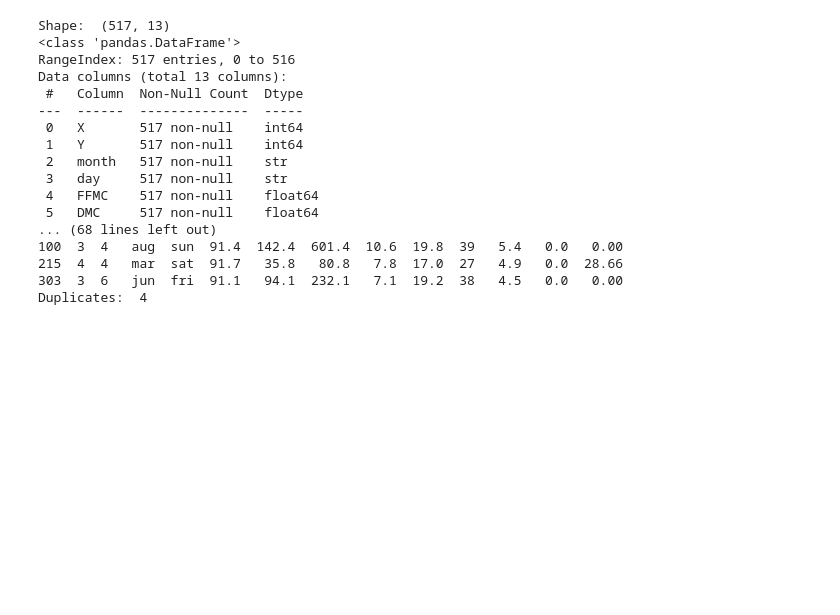
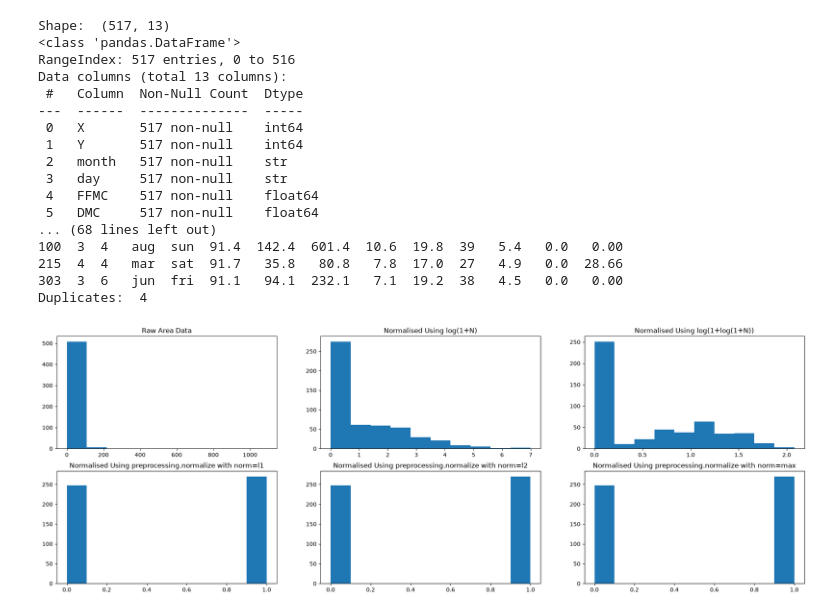
Before and after one commit to Jakub-Chabowski/Machine-Learning-Portfolio, a Jupyter notebook: Notebooks/Analysis.ipynb, the cells around one changed output. Drawn from its saved outputs; the diff is of its cells as text; code cells hidden in the pictures; blank space fills up the shorter version.

```diff
--- a/Notebooks/Analysis.ipynb
+++ b/Notebooks/Analysis.ipynb
@@ -27,3 +27,21 @@ Data columns (total 13 columns):
 215  4  4   mar  sat  91.7   35.8   80.8   7.8  17.0  27   4.9   0.0  28.66
 303  3  6   jun  fri  91.1   94.1  232.1   7.1  19.2  38   4.5   0.0   0.00
 Duplicates:  4
+# %%
+from sklearn import preprocessing
+# Trying some normalisation for area
+plt.figure(figsize=(24,8))
+
+plt.subplot(231, title = "Raw Area Data").hist(df["area"])
+
+plt.subplot(232, title = "Normalised Using log(1+N)").hist(np.log1p(df["area"]))
+
+plt.subplot(233, title = "Normalised Using log(1+log(1+N))").hist(np.log1p(np.log1p(df["area"])))
+
+plt.subplot(234, title = "Normalised Using preprocessing.normalize with norm=l1").hist(preprocessing.normalize(df[["area"]], norm='l1'))
+plt.subplot(235, title = "Normalised Using preprocessing.normalize with norm=l2").hist(preprocessing.normalize(df[["area"]], norm='l2'))
+plt.subplot(236, title = "Normalised Using preprocessing.normalize with norm=max").hist(preprocessing.normalize(df[["area"]], norm='max'))
+
+plt.show()
+# %% [output]
+[figure, added]
```
Also changed, not shown: parts of 1 cell of this notebook, 1 other file.
